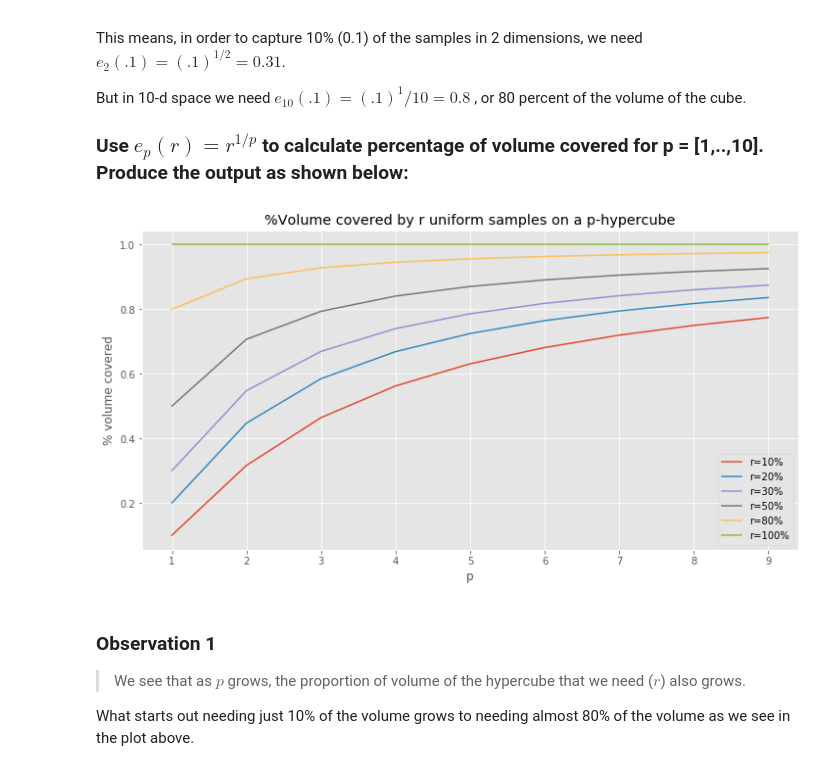
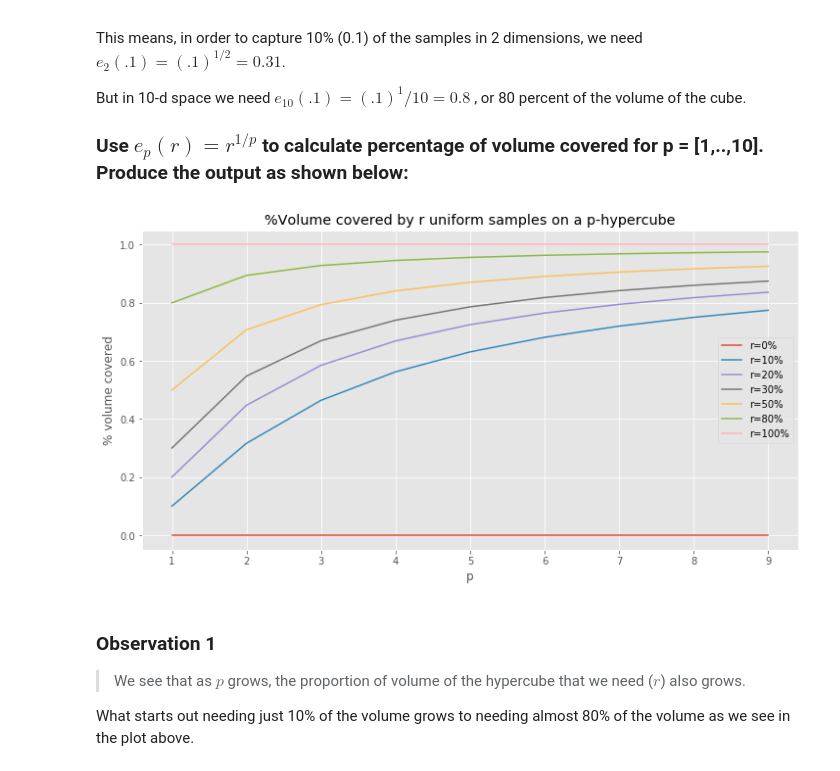
Before and after one commit to imamun93/dsc-3-34-03-curse-of-dimensionality-simulation-lab-nyc-career-ds-102218, a Jupyter notebook: index.ipynb, the cells around one changed output. Drawn from its saved outputs; the diff is of its cells as text; code cells hidden in the pictures.

```diff
--- a/index.ipynb
+++ b/index.ipynb
@@ -77,20 +77,20 @@ But in 10-d space we need $e_10(.1)=(.1)^1/10=0.8$ , or 80 percent of the volume
 # %%
 # Your code here
 plt.figure(figsize=(12,6))
 plt.title('%Volume covered by r uniform samples on a p-hypercube')
 plt.xlabel('p')
 plt.ylabel('% volume covered')
-plt.plot(range(1,10), [0.**(1/n) for n in range(1, 10)], label='r=20%')
+plt.plot(range(1,10), [0.0**(1/n) for n in range(1, 10)], label='r=0%')
 plt.plot(range(1,10), [0.1**(1/n) for n in range(1, 10)], label='r=10%')
 plt.plot(range(1,10), [0.2**(1/n) for n in range(1, 10)], label='r=20%')
 plt.plot(range(1,10), [0.3**(1/n) for n in range(1, 10)], label='r=30%')
 plt.plot(range(1,10), [0.5**(1/n) for n in range(1, 10)], label='r=50%')
 plt.plot(range(1,10), [0.8**(1/n) for n in range(1, 10)], label='r=80%')
 plt.plot(range(1,10), [1**(1/n) for n in range(1, 10)], label='r=100%')
 plt.legend()
 plt.show();
 # %% [output]
-[figure, old version]
+[figure, new version]
 # %% [markdown]
 ### Observation 1
 > We see that as   $p$  grows, the proportion of volume of the hypercube that we need ($r$) also grows.
```
